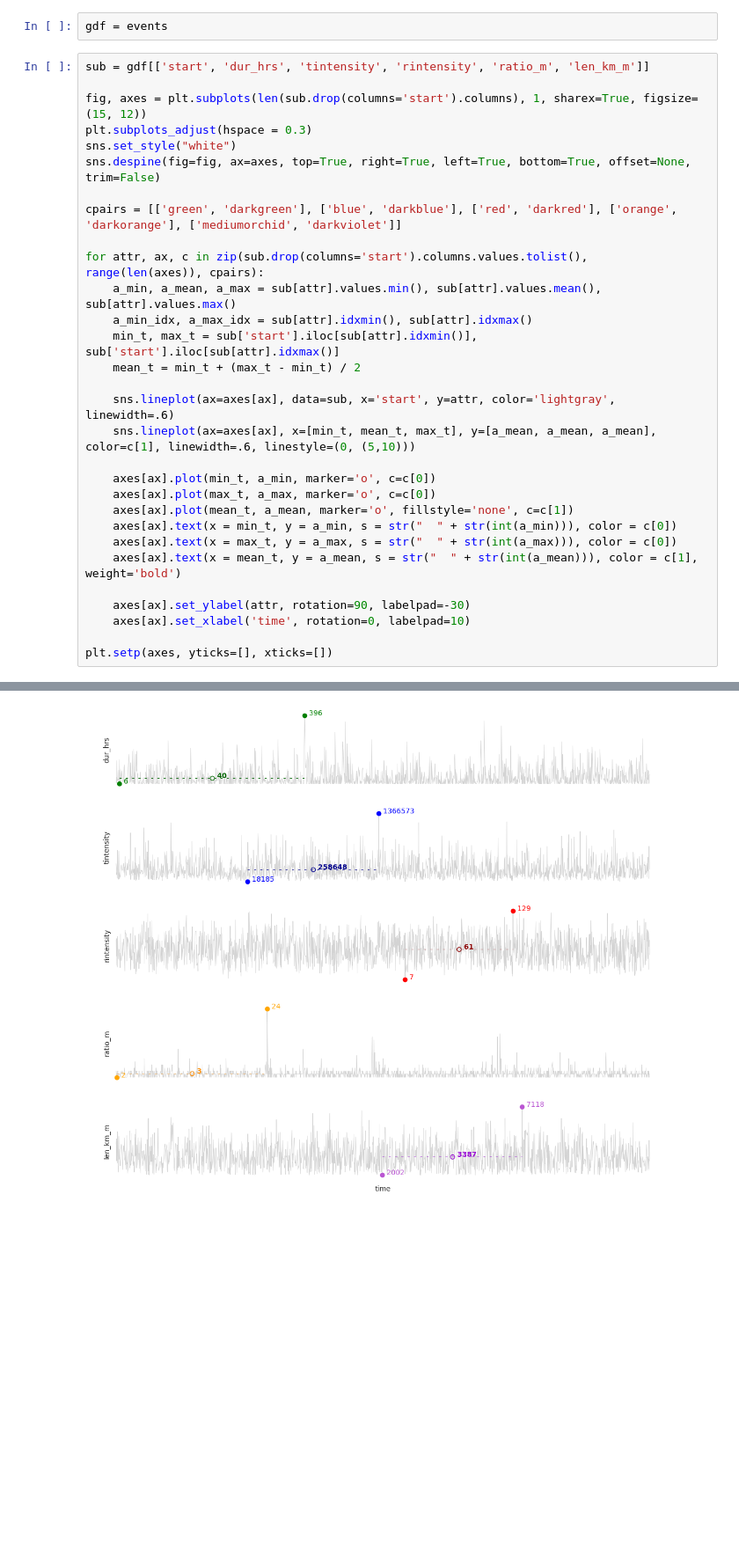
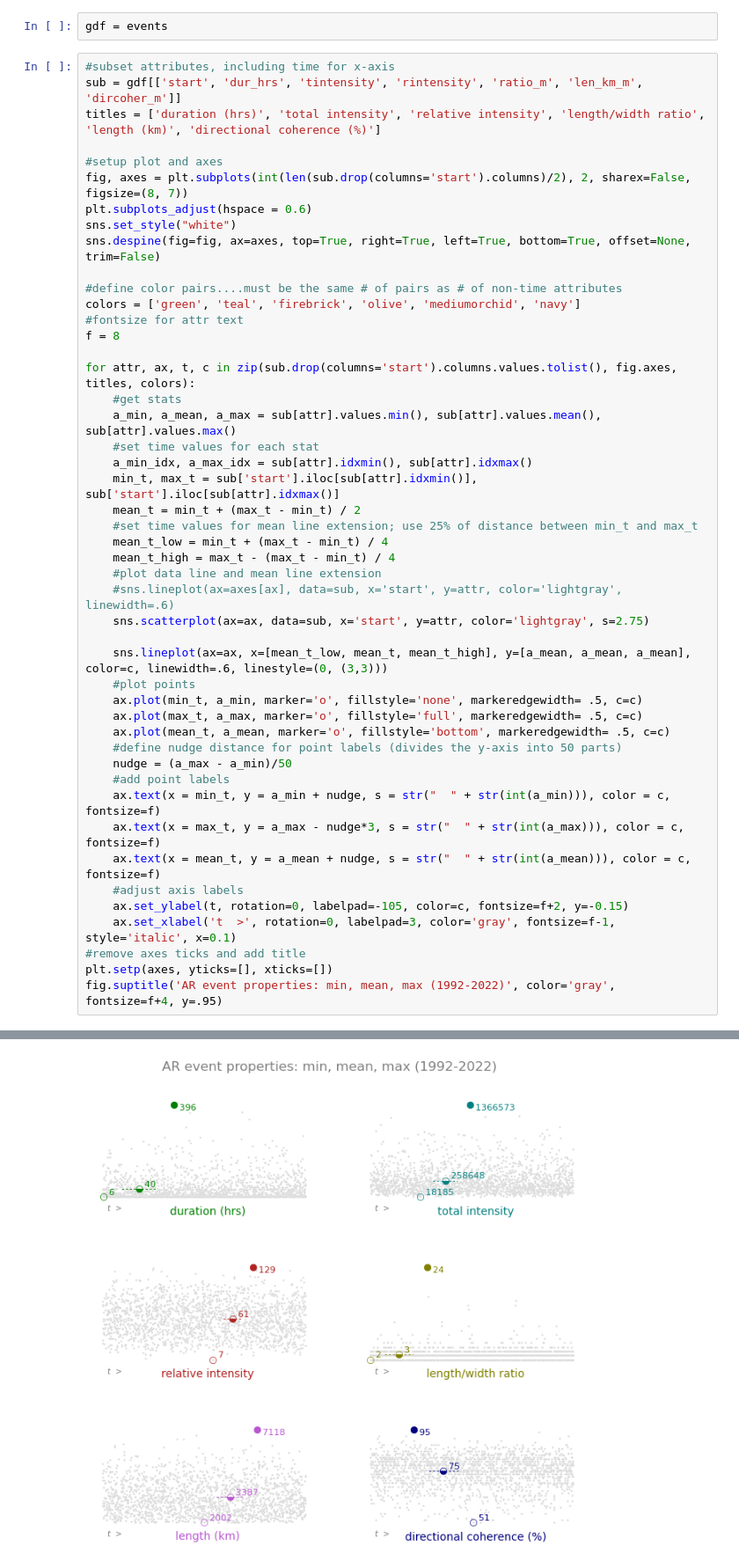
Before and after one commit to ua-snap/ar_avalanche, a Jupyter notebook: AR_QC.ipynb, the cells around one changed output, grey strips where cells are left out. Shown at 88% size. Cells and saved outputs as stored; diff of their text form; blank space fills up the shorter version.

```diff
--- a/AR_QC.ipynb
+++ b/AR_QC.ipynb
@@ -136,33 +136,50 @@ On average, we detected 60.06666666666667 possible AR events per year.
 # %%
 gdf = events
 # %%
-sub = gdf[['start', 'dur_hrs', 'tintensity', 'rintensity', 'ratio_m', 'len_km_m']]
+#subset attributes, including time for x-axis
+sub = gdf[['start', 'dur_hrs', 'tintensity', 'rintensity', 'ratio_m', 'len_km_m', 'dircoher_m']]
+titles = ['duration (hrs)', 'total intensity', 'relative intensity', 'length/width ratio', 'length (km)', 'directional coherence (%)']
 
-fig, axes = plt.subplots(len(sub.drop(columns='start').columns), 1, sharex=True, figsize=(15, 12))
-plt.subplots_adjust(hspace = 0.3)
+#setup plot and axes
+fig, axes = plt.subplots(int(len(sub.drop(columns='start').columns)/2), 2, sharex=False, figsize=(8, 7))
+plt.subplots_adjust(hspace = 0.6)
 sns.set_style("white")
 sns.despine(fig=fig, ax=axes, top=True, right=True, left=True, bottom=True, offset=None, trim=False)
 
-cpairs = [['green', 'darkgreen'], ['blue', 'darkblue'], ['red', 'darkred'], ['orange', 'darkorange'], ['mediumorchid', 'darkviolet']]
+#define color pairs....must be the same # of pairs as # of non-time attributes
+colors = ['green', 'teal', 'firebrick', 'olive', 'mediumorchid', 'navy']
+#fontsize for attr text
+f = 8
 
-for attr, ax, c in zip(sub.drop(columns='start').columns.values.tolist(), range(len(axes)), cpairs):
+for attr, ax, t, c in zip(sub.drop(columns='start').columns.values.tolist(), fig.axes, titles, colors):
+    #get stats
     a_min, a_mean, a_max = sub[attr].values.min(), sub[attr].values.mean(), sub[attr].values.max()
+    #set time values for each stat
     a_min_idx, a_max_idx = sub[attr].idxmin(), sub[attr].idxmax()
     min_t, max_t = sub['start'].iloc[sub[attr].idxmin()], sub['start'].iloc[sub[attr].idxmax()]
     mean_t = min_t + (max_t - min_t) / 2
+    #set time values for mean line extension; use 25% of distance between min_t and max_t
+    mean_t_low = min_t + (max_t - min_t) / 4
+    mean_t_high = max_t - (max_t - min_t) / 4
+    #plot data line and mean line extension
+    #sns.lineplot(ax=axes[ax], data=sub, x='start', y=attr, color='lightgray', linewidth=.6)
+    sns.scatterplot(ax=ax, data=sub, x='start', y=attr, color='lightgray', s=2.75)
 
-    sns.lineplot(ax=axes[ax], data=sub, x='start', y=attr, color='lightgray', linewidth=.6)
-    sns.lineplot(ax=axes[ax], x=[min_t, mean_t, max_t], y=[a_mean, a_mean, a_mean], color=c[1], linewidth=.6, linestyle=(0, (5,10)))
-
-    axes[ax].plot(min_t, a_min, marker='o', c=c[0])
-    axes[ax].plot(max_t, a_max, marker='o', c=c[0])
-    axes[ax].plot(mean_t, a_mean, marker='o', fillstyle='none', c=c[1])
-    axes[ax].text(x = min_t, y = a_min, s = str("  " + str(int(a_min))), color = c[0])
-    axes[ax].text(x = max_t, y = a_max, s = str("  " + str(int(a_max))), color = c[0])
-    axes[ax].text(x = mean_t, y = a_mean, s = str("  " + str(int(a_mean))), color = c[1], weight='bold')
-
-    axes[ax].set_ylabel(attr, rotation=90, labelpad=-30)
-    axes[ax].set_xlabel('time', rotation=0, labelpad=10)
-
+    sns.lineplot(ax=ax, x=[mean_t_low, mean_t, mean_t_high], y=[a_mean, a_mean, a_mean], color=c, linewidth=.6, linestyle=(0, (3,3)))
+    #plot points
+    ax.plot(min_t, a_min, marker='o', fillstyle='none', markeredgewidth= .5, c=c)
+    ax.plot(max_t, a_max, marker='o', fillstyle='full', markeredgewidth= .5, c=c)
+    ax.plot(mean_t, a_mean, marker='o', fillstyle='bottom', markeredgewidth= .5, c=c)
+    #define nudge distance for point labels (divides the y-axis into 50 parts)
+    nudge = (a_max - a_min)/50
+    #add point labels
+    ax.text(x = min_t, y = a_min + nudge, s = str("  " + str(int(a_min))), color = c, fontsize=f)
+    ax.text(x = max_t, y = a_max - nudge*3, s = str("  " + str(int(a_max))), color = c, fontsize=f)
+    ax.text(x = mean_t, y = a_mean + nudge, s = str("  " + str(int(a_mean))), color = c, fontsize=f)
+    #adjust axis labels
+    ax.set_ylabel(t, rotation=0, labelpad=-105, color=c, fontsize=f+2, y=-0.15)
+    ax.set_xlabel('t  >', rotation=0, labelpad=3, color='gray', fontsize=f-1, style='italic', x=0.1)
+#remove axes ticks and add title
 plt.setp(axes, yticks=[], xticks=[])
+fig.suptitle('AR event properties: min, mean, max (1992-2022)', color='gray', fontsize=f+4, y=.95)
 # %% [output]
@@ -170 +187 @@ plt.setp(axes, yticks=[], xticks=[])
-[figure, old version]
+[figure, new version]
```
Also changed, not shown: parts of 21 cells of this notebook.
